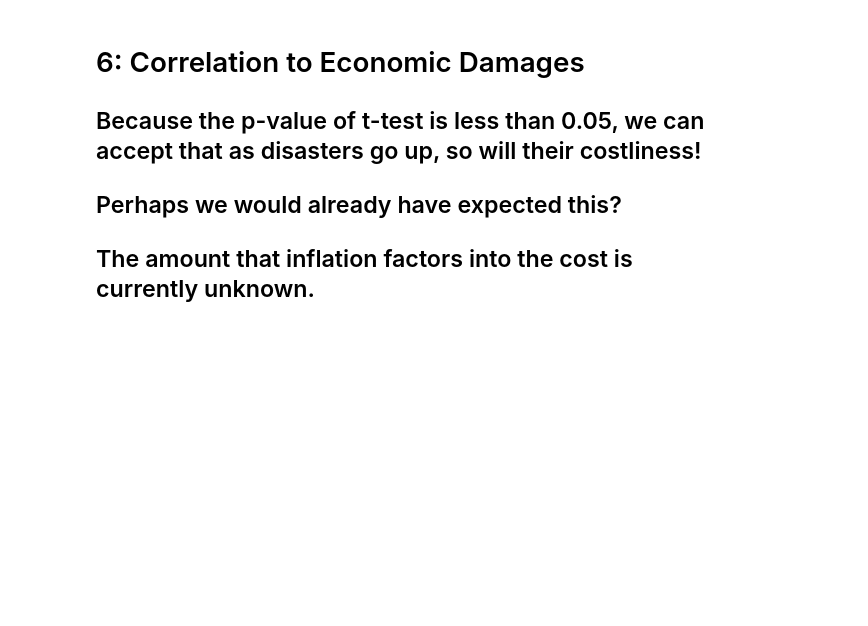
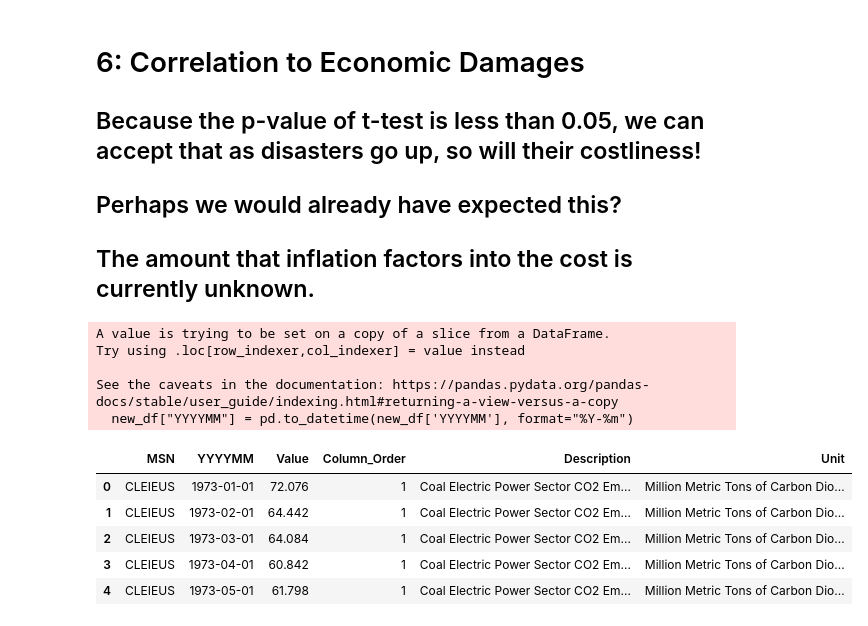
Before and after one commit to UPstartDeveloper/climate-change-analysis, a Jupyter notebook: analysis.ipynb, the cells around one changed output. Saved outputs shown, nothing was run; the diff lists cells and outputs as text; code cells hidden in the pictures; blank space fills up the shorter version.

```diff
--- a/analysis.ipynb
+++ b/analysis.ipynb
@@ -588,3 +588,32 @@ The t-statistic is 4.985294152328724 and the p-value is 9.584483881890286e-05.
 ## Perhaps we would already have expected this?
 
 ## The amount that inflation factors into the cost is currently unknown.
+# %%
+def convert_emission_times(path):
+    """Converts all times in the emissions DataFrame into DateTime values."""
+    # make a DF of the emissions CSV, wherever it's located
+    carbon_df = pd.read_csv(path)
+    # convert to strings
+    carbon_df['YYYYMM'] = [str(date)[:-2] + "-" + str(date)[-2:] for date in carbon_df['YYYYMM']]
+    # remove all dates in the 13th month
+    new_df = carbon_df[~carbon_df["YYYYMM"].str.contains('-13')]
+    new_df["YYYYMM"] = pd.to_datetime(new_df['YYYYMM'], format="%Y-%m")
+    # convert to datetime
+    return new_df
+
+df = convert_emission_times('./Data/carbon-emissions.csv')
+# %% [output]
+A value is trying to be set on a copy of a slice from a DataFrame.
+Try using .loc[row_indexer,col_indexer] = value instead
+
+See the caveats in the documentation: https://pandas.pydata.org/pandas-docs/stable/user_guide/indexing.html#returning-a-view-versus-a-copy
+  new_df["YYYYMM"] = pd.to_datetime(new_df['YYYYMM'], format="%Y-%m")
+# %%
+df.head()
+# %% [output]
+|  | MSN | YYYYMM | Value | Column_Order | Description | Unit |
+| 0 | CLEIEUS | 1973-01-01 | 72.076 | 1 | Coal Electric Power Sector CO2 Em... | Million Metric Tons of Carbon Dio... |
+| 1 | CLEIEUS | 1973-02-01 | 64.442 | 1 | Coal Electric Power Sector CO2 Em... | Million Metric Tons of Carbon Dio... |
+| 2 | CLEIEUS | 1973-03-01 | 64.084 | 1 | Coal Electric Power Sector CO2 Em... | Million Metric Tons of Carbon Dio... |
+| 3 | CLEIEUS | 1973-04-01 | 60.842 | 1 | Coal Electric Power Sector CO2 Em... | Million Metric Tons of Carbon Dio... |
+| 4 | CLEIEUS | 1973-05-01 | 61.798 | 1 | Coal Electric Power Sector CO2 Em... | Million Metric Tons of Carbon Dio... |
```
Also changed, not shown: 2 other files.
